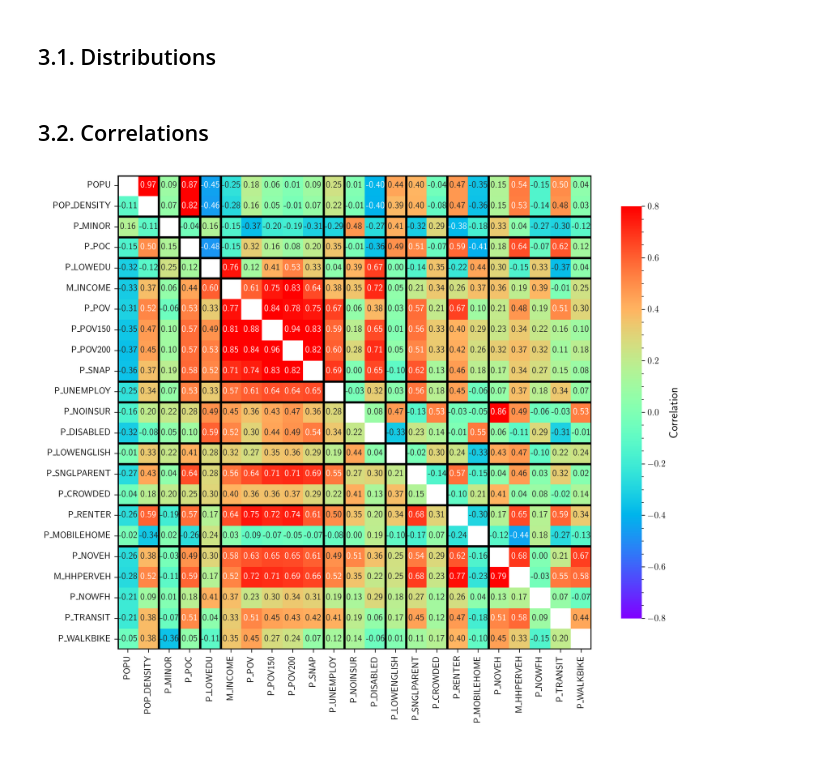
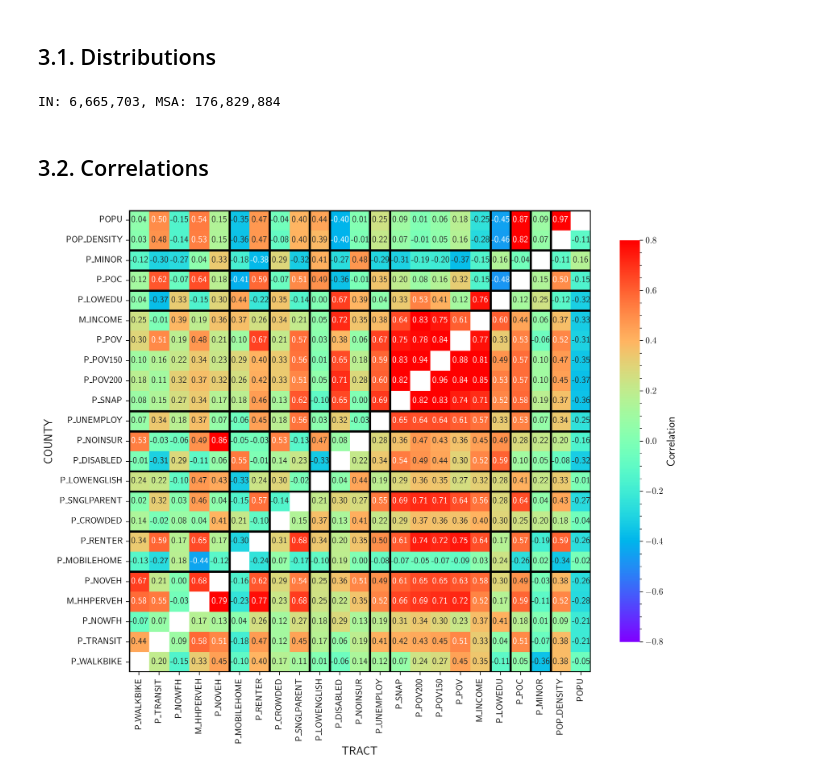
Before and after one commit to rvanxer/spr_4711, a Jupyter notebook: code/ses.ipynb, the cells around one changed output. Drawn from its saved outputs; the diff is of its cells as text; code cells hidden in the pictures.

```diff
--- a/code/ses.ipynb
+++ b/code/ses.ipynb
@@ -236,7 +196,7 @@ get_acs_ses = lambda x: dict(
     ## Income & poverty
     # per capita income in the last year, measured as the complement
     # of the normalized log of the inflation-adjusted value in USD
-    m_income = 1 - U.normalize(np.log10(x.B19301_001E)),
+    m_income = 1 - U.normalize(np.log10(1 + x.B19301_001E)),
     # proportion of eligible population below poverty level
     p_pov = x.B17021_002E / x.B17021_001E,
     # proportion of families with income less than 1.5 times poverty level
@@ -285,2 +242,0 @@ get_acs_ses = lambda x: dict(
-# %%
-zones = gpd.read_parquet('../data/zones/zones2010.parquet').set_crs(CRS_DEG).disp()
@@ -292 +246,3 @@ zones = gpd.read_parquet('../data/zones/zones2010.parquet').set_crs(CRS_DEG).dis
+# %%
+api_key = '6bc2ce9d18094b273fb5f774799dfa9fdf6d366e'
 # %%
@@ -334,19 +295,30 @@ acs = download_acs(SCALES, zones, overwrite=1).disp(2) # t=0:15
 # 3. Visualize
 # %% [markdown]
 ## 3.1. Distributions
+# %%
+print('IN: {:,.0f}, MSA: {:,.0f}'.format(
+    acsIN19.query('scale=="COUNTY"').popu.sum(),
+    acsMSA19.query('scale=="COUNTY"').popu.sum()))
+# %% [output]
+IN: 6,665,703, MSA: 176,829,884
 # %% [markdown]
 ## 3.2. Correlations
 # %%
-ax = U.plot(size=(12, 12), dpi=200); ax.grid(alpha=0); ax.minorticks_off()
-df = acs.set_index('scale').rename(columns=str.upper).iloc[:, 1:]
-corr = np.triu(df.loc['COUNTY', :].corr(), 1) + np.tril(df.loc['TRACT', :].corr(), -1)
-corr = Pdf(corr, index=df.columns, columns=df.columns)
-np.fill_diagonal(corr.values, np.nan)
-sns.heatmap(corr, square=True, ax=ax, annot=True, fmt='.2f',
-            cmap='rainbow', vmax=.8, vmin=-.8,
-            cbar_kws=D(shrink=0.7, label='Correlation'))
-for x in [0, 2, 3, 4, 5, 10, 11, 13, 14, 16, 18, 23]:
-    ax.axhline(x, lw=2.5, color='k')
-    ax.axvline(x, lw=2.5, color='k')
+def plot_corr_matrix(acs):
+    ax = U.plot(size=(12, 12), dpi=200); ax.grid(alpha=0); ax.minorticks_off()
+    df = acs.set_index('scale').rename(columns=str.upper).iloc[:, 1:]
+    corr = np.triu(df.loc['COUNTY', :].corr(), 1) + np.tril(df.loc['TRACT', :].corr(), -1)
+    corr = Pdf(corr, index=df.columns, columns=df.columns)
+    np.fill_diagonal(corr.values, np.nan)
+    sns.heatmap(corr, square=True, ax=ax, annot=True, fmt='.2f',
+                cmap='rainbow', vmax=.8, vmin=-.8,
+                cbar_kws=D(shrink=0.7, label='Correlation'))
+    ax.invert_xaxis()
+    ax = U.plot(ax, xlab='TRACT', ylab='COUNTY')
+    for x in [0, 2, 3, 4, 5, 10, 11, 13, 14, 16, 18, 23]:
+        ax.axhline(x, lw=2.5, color='k')
+        ax.axvline(x, lw=2.5, color='k')
+
+plot_corr_matrix(acsIN19)
 # %% [output]
-[figure, old version]
+[figure, new version]
```
Also changed, not shown: parts of 17 cells of this notebook, 18 other files.
